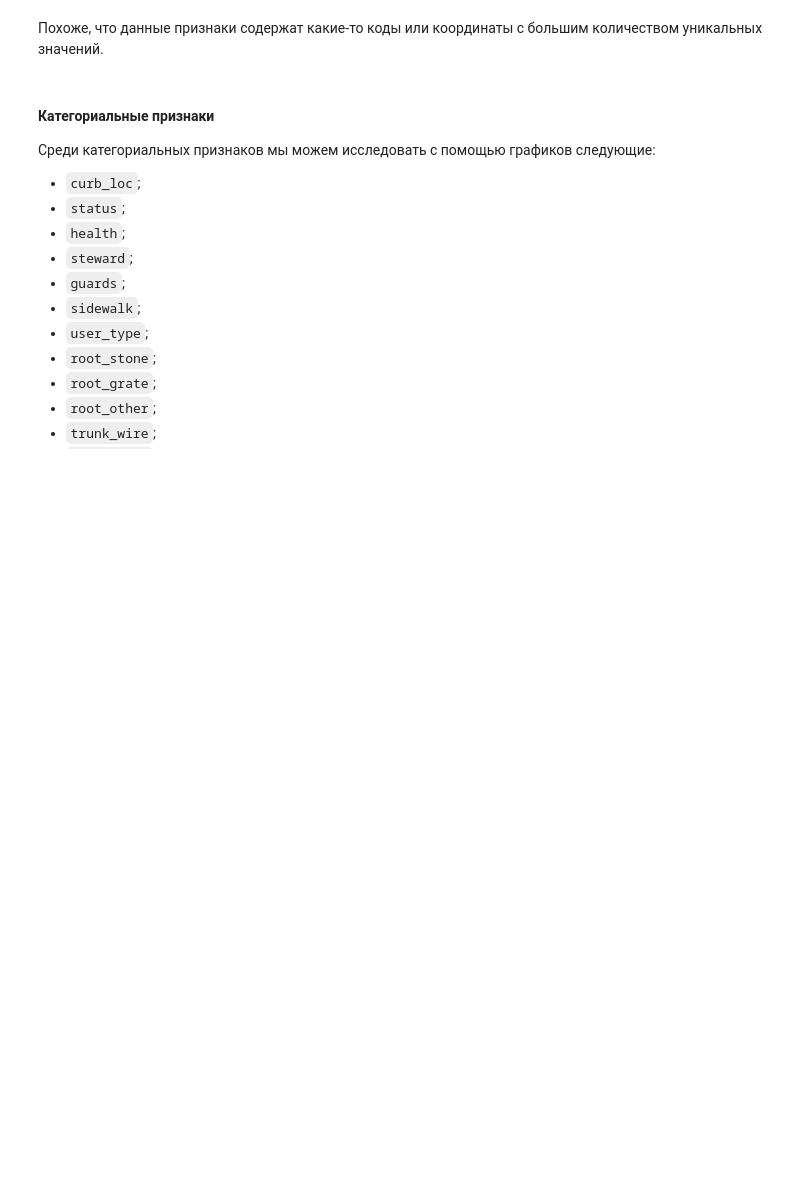
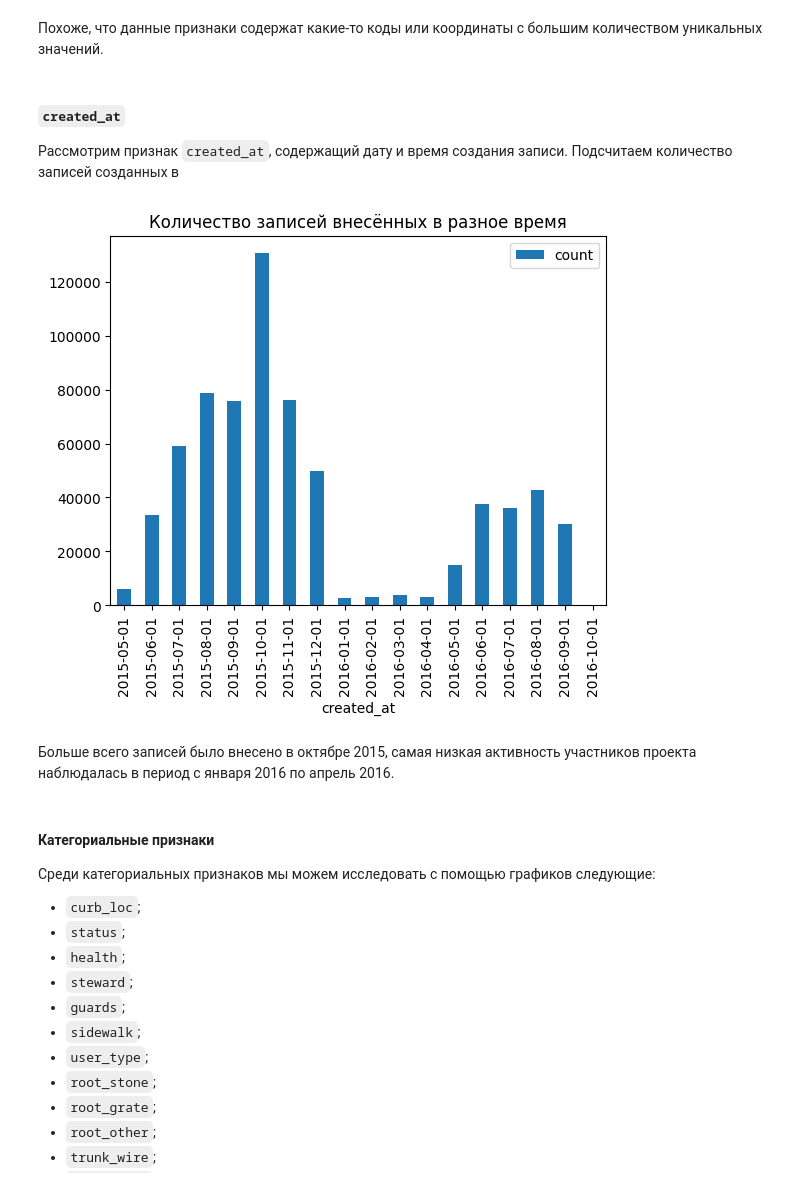
Before and after one commit to AlekseiBogachev/ny-tree-census, a Jupyter notebook: notebooks/exploratory/eda.ipynb, the cells around one changed output. Cells and saved outputs as stored; diff of their text form; code cells hidden in the pictures; blank space fills up the shorter version.

Commit message:
Исследован признак created_at

```diff
--- a/notebooks/exploratory/eda.ipynb
+++ b/notebooks/exploratory/eda.ipynb
@@ -686,6 +687,33 @@ dataset[["bin", "bbl"]].sample(10)
 # %% [markdown]
 Похоже, что данные признаки содержат какие-то коды или координаты с большим
 количеством уникальных значений.
+# %% [markdown]
+##### `created_at`
+Рассмотрим признак `created_at`, содержащий дату и время создания записи.
+Подсчитаем количество записей созданных в
+# %%
+(
+    dataset.assign(created_at=lambda row: pd.to_datetime(row.created_at))
+    .loc[:, ["created_at", "tree_id"]]
+    .resample("MS", on="created_at")
+    .count()
+    .rename(columns={"tree_id": "count"})
+    .reset_index()
+    .assign(created_at=lambda row: row.created_at.dt.date)
+    .plot(
+        kind="bar",
+        x="created_at",
+        y="count",
+        title="Количество записей внесённых в разное время",
+    )
+)
+
+plt.show()
+# %% [output]
+[figure, added]
+# %% [markdown]
+Больше всего записей было внесено в октябре 2015, самая низкая активность
+участников проекта наблюдалась в период с января 2016 по апрель 2016.
 # %% [markdown]
 #### Категориальные признаки
 Среди категориальных признаков мы можем исследовать с помощью
```
Also changed, not shown: parts of 5 cells of this notebook.
